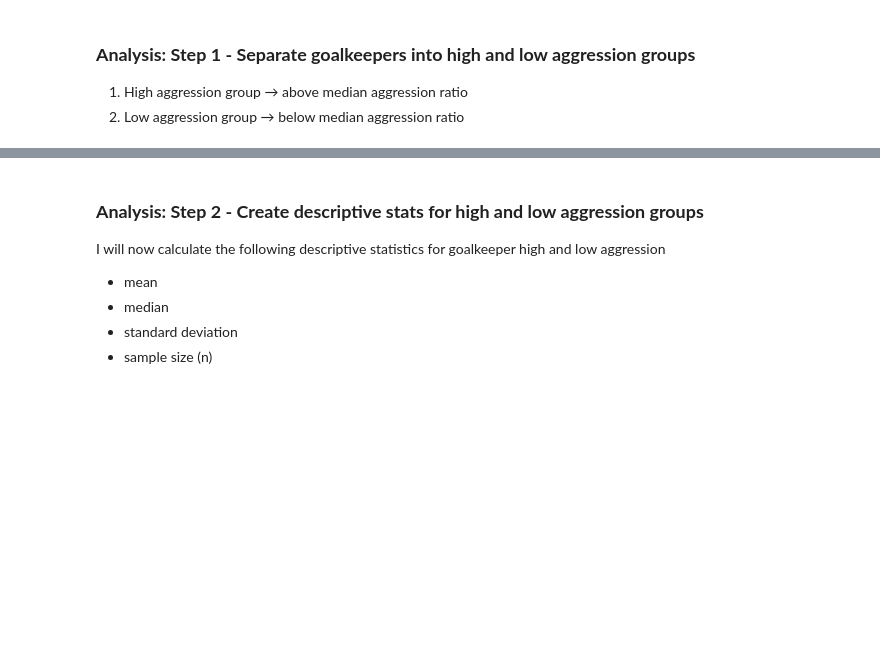
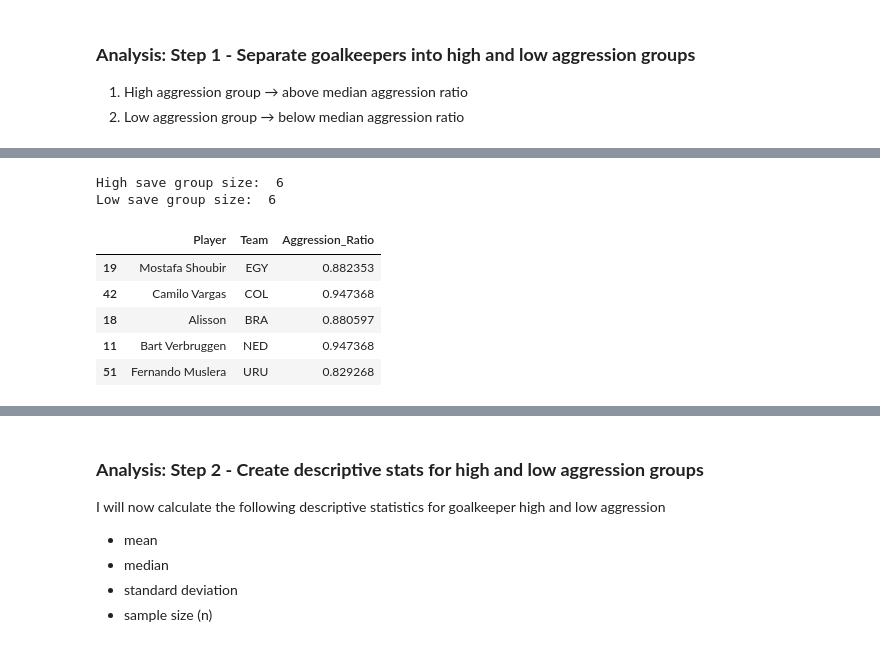
Before and after one commit to DanDooLoo/HIT140_Assessment-2_Group23, a Jupyter notebook: gk_aggression_analysis_dgw_sample_tester.ipynb, the cells around one changed output, grey strips where cells are left out. Saved outputs shown, nothing was run; the diff lists cells and outputs as text; code cells hidden in the pictures; blank space fills up the shorter version.

```diff
--- a/gk_aggression_analysis_dgw_sample_tester.ipynb
+++ b/gk_aggression_analysis_dgw_sample_tester.ipynb
@@ -97,4 +149,19 @@ print("Low aggression group size: ", len(low_aggression))
+# %%
+# Review check point 1.2: - save
+# check if it actually worked
+print("High save group size: ", len(high_save))
+print("Low save group size: ", len(low_save))
+# %% [output]
+High save group size:  6
+Low save group size:  6
 # %%
-# Review check point 2: --
+# Review check point 2.1: - aggression
 # check if it actually worked - display header rows
-high_aggression[["Player", "Team", "Aggression_Ratio", "Save_Efficiency"]].head()
+high_aggression[["Player", "Team", "Aggression_Ratio"]].head()
+# %% [output]
+|  | Player | Team | Aggression_Ratio |
+| 19 | Mostafa Shoubir | EGY | 0.882353 |
+| 42 | Camilo Vargas | COL | 0.947368 |
+| 18 | Alisson | BRA | 0.880597 |
+| 11 | Bart Verbruggen | NED | 0.947368 |
+| 51 | Fernando Muslera | URU | 0.829268 |
```
Also changed, not shown: parts of 20 cells of this notebook.
